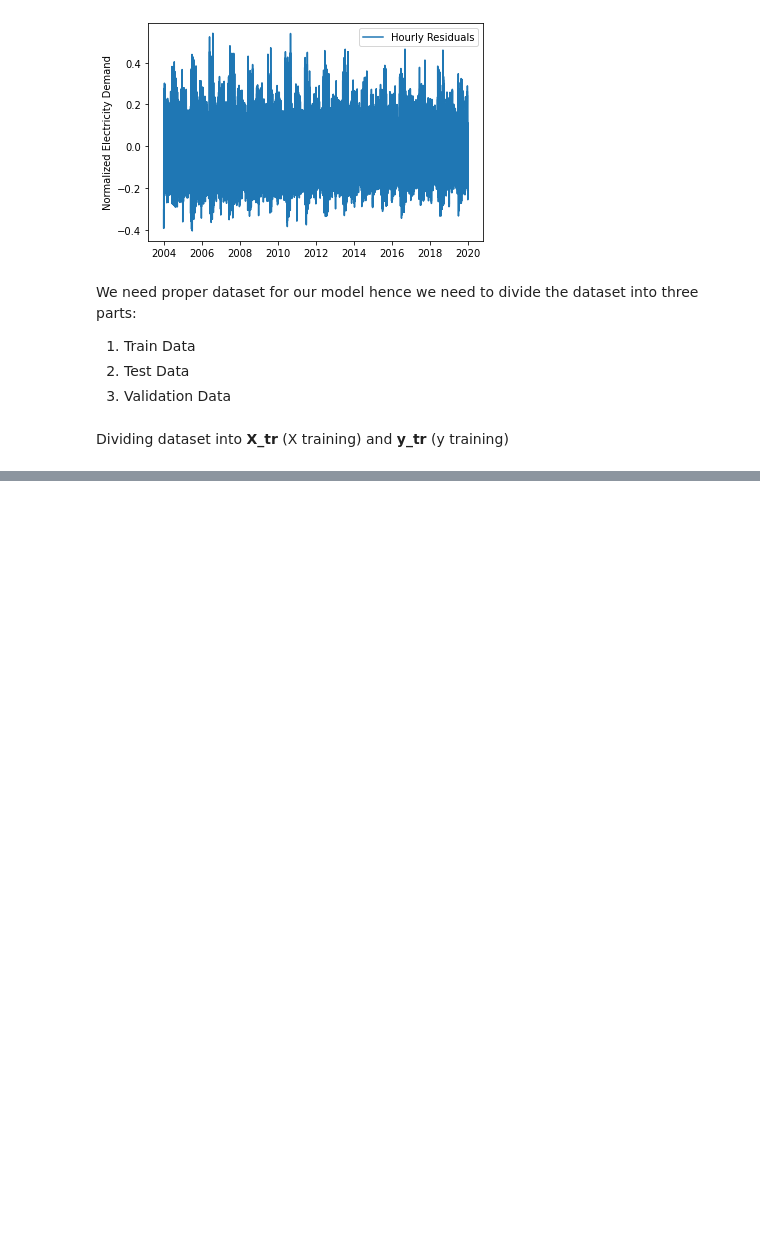
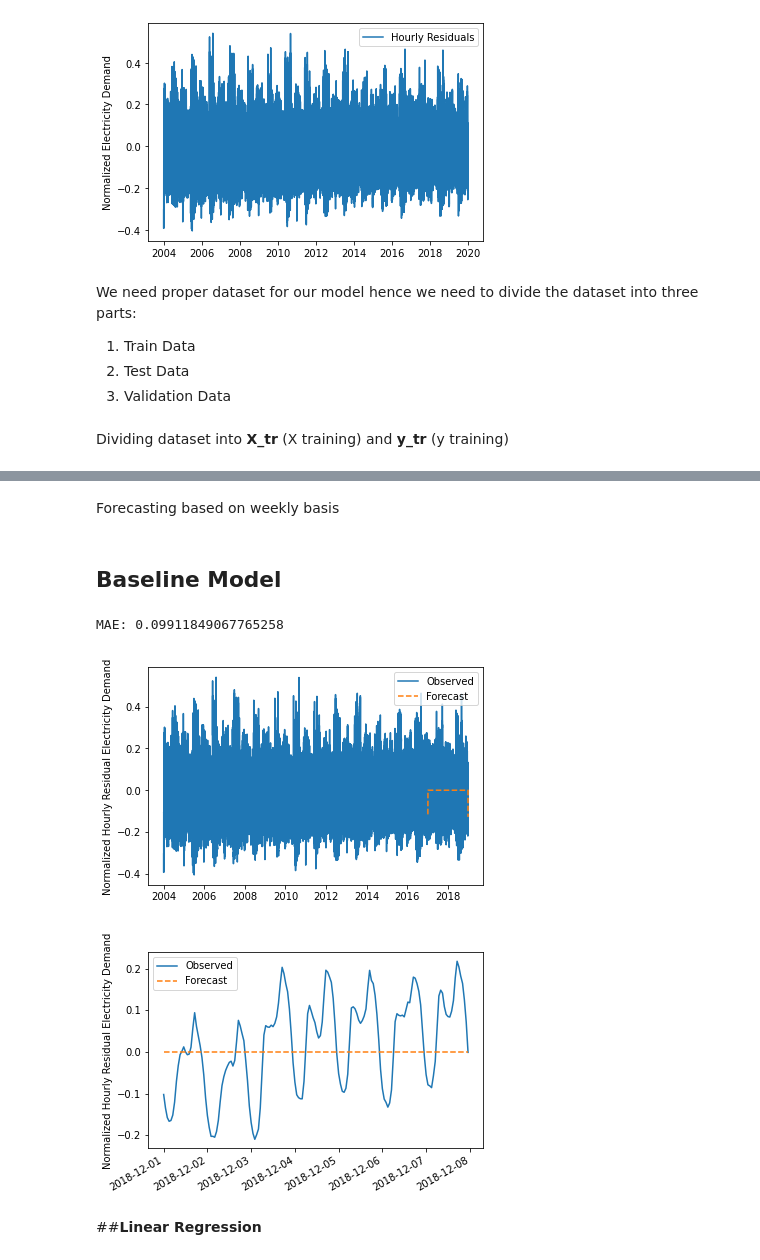
Before and after one commit to ayushiitbhu2800/Medium-Term-Load-Forecasting, a Jupyter notebook: Medium_Term_Load_Forecasting.ipynb, the cells around one changed output, grey strips where cells are left out. Cells and saved outputs as stored; diff of their text form; code cells hidden in the pictures; blank space fills up the shorter version.

```diff
--- a/Medium_Term_Load_Forecasting.ipynb
+++ b/Medium_Term_Load_Forecasting.ipynb
@@ -325,0 +278,8 @@ def plot_week(y, yhat, yhat_idx):
+# %%
+def compute_mae(y, yhat):
+    """
+    Input- Predicted Values, Observed Values respectively
+    Output- Mean Absolute Error
+
+    """
+    return np.mean(np.abs(yhat - y))
@@ -325,0 +303,2 @@ def plot_week(y, yhat, yhat_idx):
+# %% [markdown]
+Forecasting based on weekly basis
@@ -325,0 +335,19 @@ def plot_week(y, yhat, yhat_idx):
+# %% [markdown]
+## **Baseline Model**
+# %%
+# get forecast "predictions" from the baseline persistance model
+idx = validate.index[::168]
+idx = idx.append(pd.DatetimeIndex(['2018-12-31 23']))
+pred = pd.Series(np.hstack([y_init_val, yp_val.iloc[-1]]), index=idx)
+pred = pred.resample('H').ffill().values
+
+# compute error, and plot on both long and short time scales
+print('MAE:', compute_mae(y_val, pred))
+plot_full(yp_full, pred, yp_val.index)
+plot_week(yp_full, pred, yp_val.index)
+# %% [output]
+MAE: 0.09911849067765258
+[figure, added]
+[figure, added]
+# %% [markdown]
+##**Linear Regression**
```
Also changed, not shown: parts of 15 cells of this notebook.
